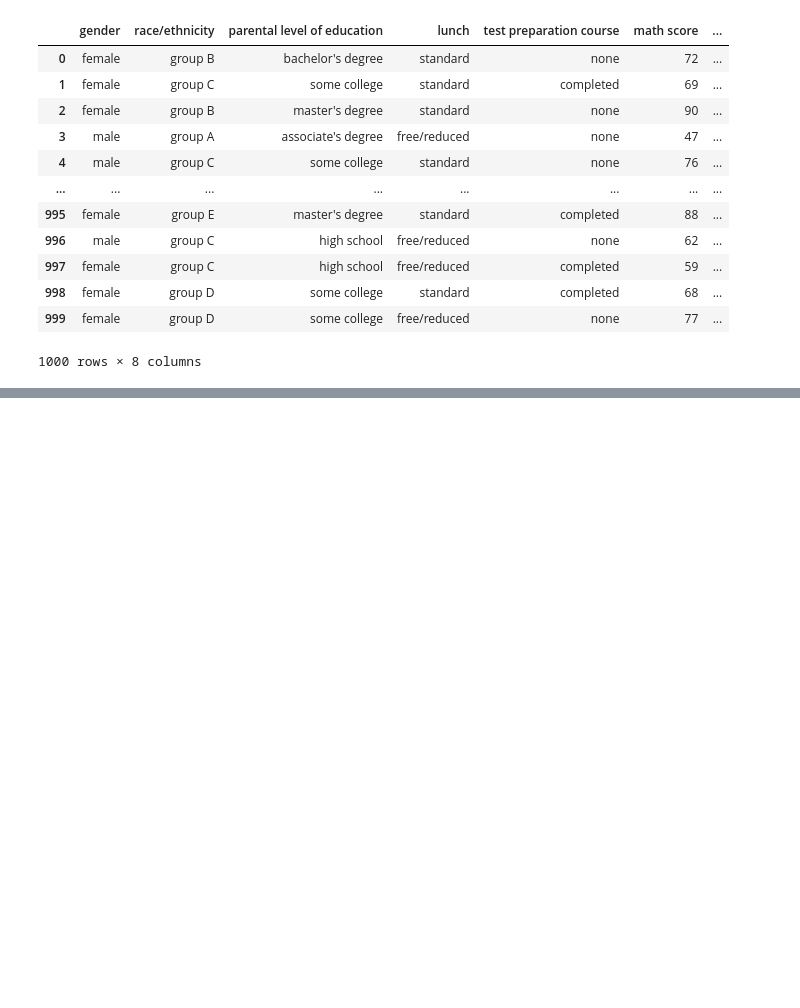
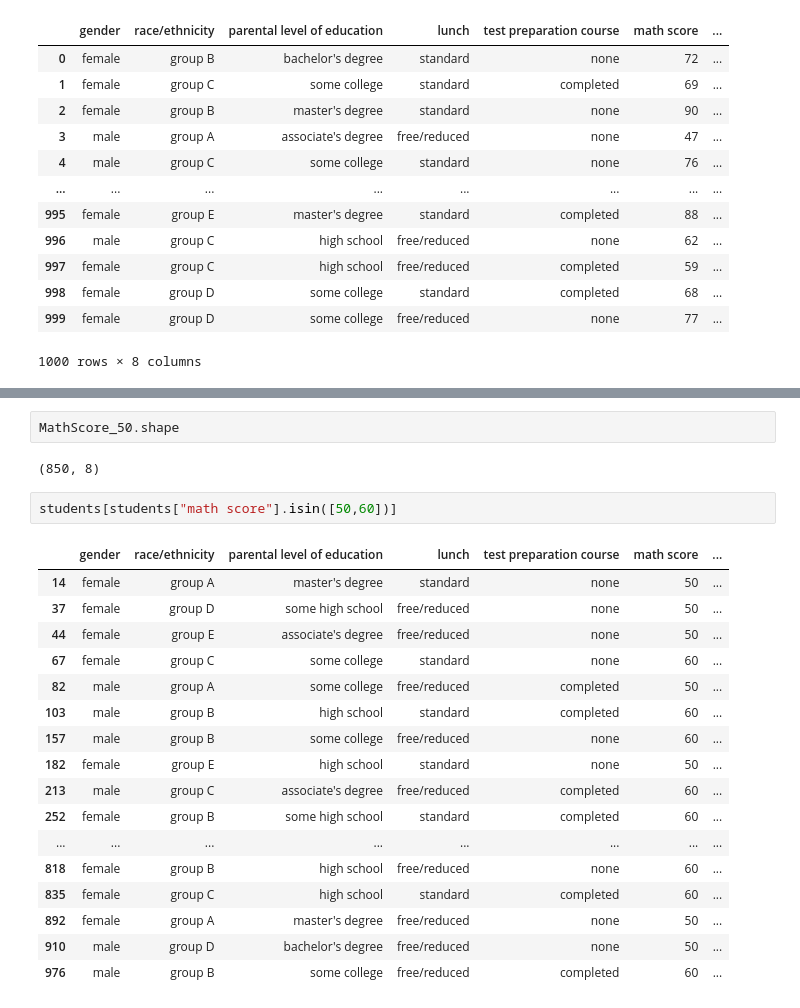
Before and after one commit to bernacode/Learning-DataScience, a Jupyter notebook: 02_pandas/introduccion/Select.ipynb, the cells around one changed output, grey strips where cells are left out. Drawn from its saved outputs; the diff is of its cells as text; blank space fills up the shorter version.

```diff
--- a/02_pandas/introduccion/Select.ipynb
+++ b/02_pandas/introduccion/Select.ipynb
@@ -53,0 +97,24 @@ mathScore_gender = students["gender","math score","reading score","writing score
+# %%
+MathScore_50.shape
+# %% [output]
+(850, 8)
+# %%
+students[students["math score"].isin([50,60])]
+# %% [output]
+|  | gender | race/ethnicity | parental level of education | lunch | test preparation course | math score | ... |
+| 14 | female | group A | master's degree | standard | none | 50 | ... |
+| 37 | female | group D | some high school | free/reduced | none | 50 | ... |
+| 44 | female | group E | associate's degree | free/reduced | none | 50 | ... |
+| 67 | female | group C | some college | standard | none | 60 | ... |
+| 82 | male | group A | some college | free/reduced | completed | 50 | ... |
+| 103 | male | group B | high school | standard | completed | 60 | ... |
+| 157 | male | group B | some college | free/reduced | none | 60 | ... |
+| 182 | female | group E | high school | standard | none | 50 | ... |
+| 213 | male | group C | associate's degree | free/reduced | completed | 60 | ... |
+| 252 | female | group B | some high school | standard | completed | 60 | ... |
+| ... | ... | ... | ... | ... | ... | ... | ... |
+| 818 | female | group B | high school | free/reduced | none | 60 | ... |
+| 835 | female | group C | high school | standard | completed | 60 | ... |
+| 892 | female | group A | master's degree | free/reduced | none | 50 | ... |
+| 910 | male | group D | bachelor's degree | free/reduced | none | 50 | ... |
+| 976 | male | group B | some college | free/reduced | completed | 60 | ... |
```
Also changed, not shown: parts of 20 cells of this notebook.
